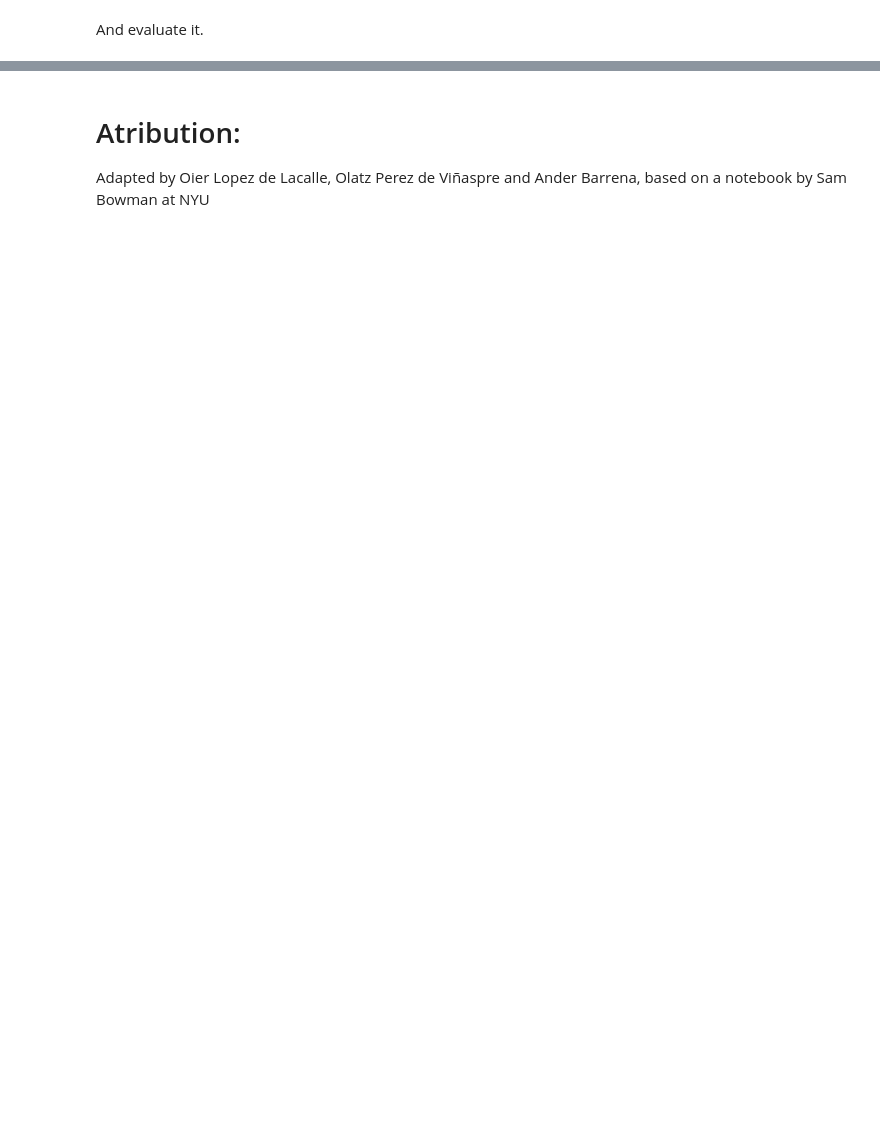
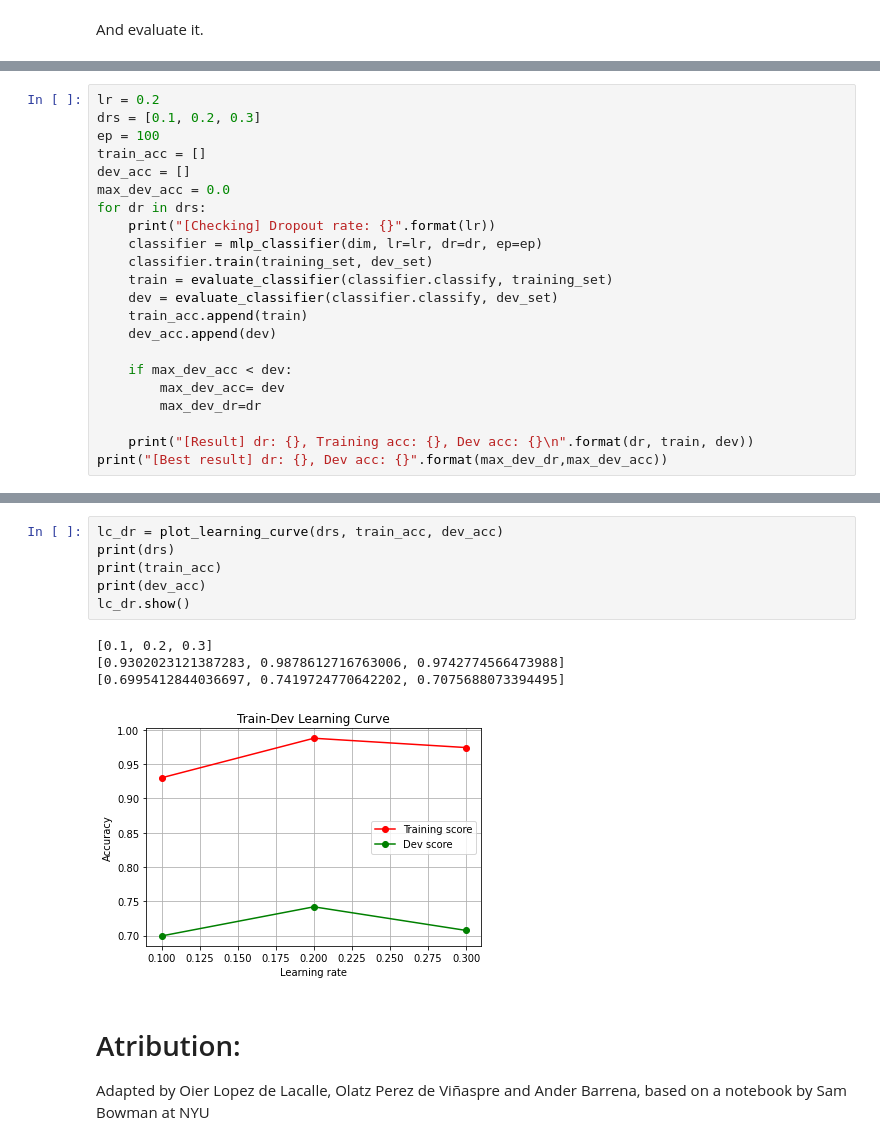
Before and after one commit to juletx/deep-learning-nlp, a Jupyter notebook: labs/2. MLP and Dropout.ipynb, the cells around one changed output, grey strips where cells are left out. Drawn from its saved outputs; the diff is of its cells as text; blank space fills up the shorter version.

```diff
--- a/labs/2. MLP and Dropout.ipynb
+++ b/labs/2. MLP and Dropout.ipynb
@@ -216,0 +416,22 @@ evaluate_classifier(classifier.classify, test_set)
+# %%
+lr = 0.2
+drs = [0.1, 0.2, 0.3]
+ep = 100
+train_acc = []
+dev_acc = []
+max_dev_acc = 0.0
+for dr in drs:
+    print("[Checking] Dropout rate: {}".format(lr))
+    classifier = mlp_classifier(dim, lr=lr, dr=dr, ep=ep)
+    classifier.train(training_set, dev_set)
+    train = evaluate_classifier(classifier.classify, training_set)
+    dev = evaluate_classifier(classifier.classify, dev_set)
+    train_acc.append(train)
+    dev_acc.append(dev)
+
+    if max_dev_acc < dev:
+        max_dev_acc= dev
+        max_dev_dr=dr
+
+    print("[Result] dr: {}, Training acc: {}, Dev acc: {}\n".format(dr, train, dev))
+print("[Best result] dr: {}, Dev acc: {}".format(max_dev_dr,max_dev_acc))
@@ -217,3 +456,14 @@ evaluate_classifier(classifier.classify, test_set)
+# %%
+lc_dr = plot_learning_curve(drs, train_acc, dev_acc)
+print(drs)
+print(train_acc)
+print(dev_acc)
+lc_dr.show()
+# %% [output]
+[0.1, 0.2, 0.3]
+[0.9302023121387283, 0.9878612716763006, 0.9742774566473988]
+[0.6995412844036697, 0.7419724770642202, 0.7075688073394495]
+[figure, added]
 # %% [markdown]
 # Atribution:
 Adapted by Oier Lopez de Lacalle, Olatz Perez de Viñaspre and Ander Barrena, based on a notebook by Sam Bowman at NYU
```
Also changed, not shown: parts of 23 cells of this notebook, 1 other file.
